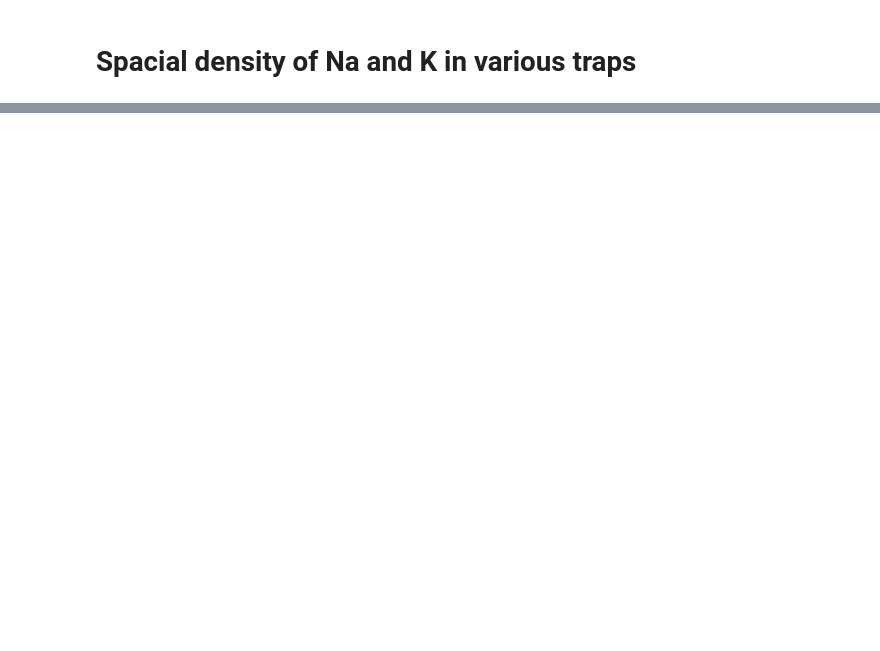
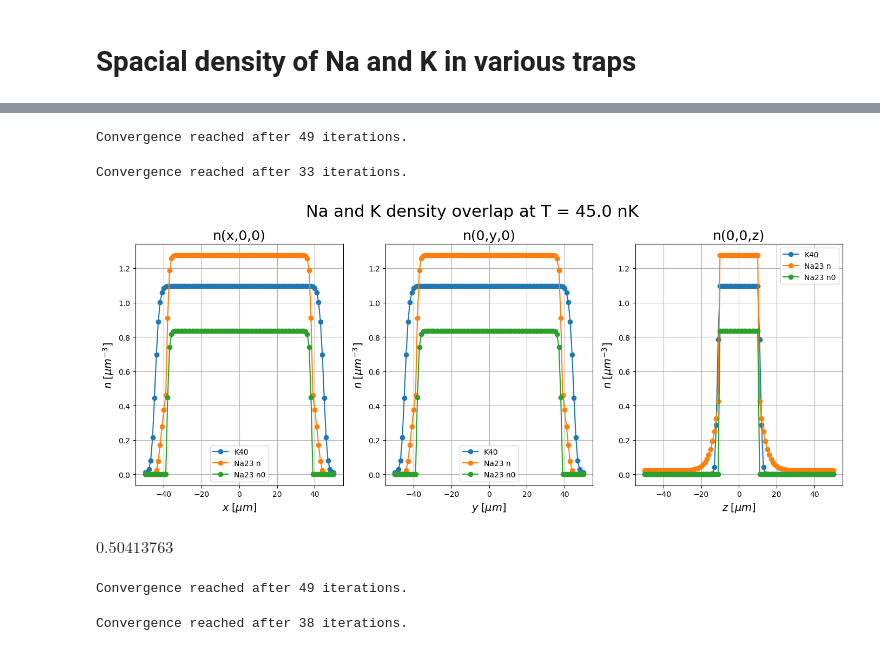
Before and after one commit to lightmat/lightmat, a Jupyter notebook: 20240109_team_meeting.ipynb, the cells around one changed output, grey strips where cells are left out. Drawn from its saved outputs; the diff is of its cells as text; code cells hidden in the pictures; blank space fills up the shorter version.

```diff
--- a/20240109_team_meeting.ipynb
+++ b/20240109_team_meeting.ipynb
@@ -151,0 +73,48 @@ Convergence reached after 4 iterations.
+# %%
+fg = FermiGas(k40_harmonic)
+fg.eval_density()
+# %% [output]
+Convergence reached after 49 iterations.
+# %%
+bec = BEC(na23_harmonic)
+bec.eval_density()
+# %% [output]
+Convergence reached after 33 iterations.
+# %%
+fig, axs = plt.subplots(ncols=3, figsize=(14,6))
+fig.suptitle("Na and K density overlap at T = " + str(na23_harmonic.T), fontsize=22)
+
+axs[0].plot(fg.x, fg.n_array[:,fg.num_grid_points[1]//2,fg.num_grid_points[2]//2], label="K40", marker="o")
+axs[0].plot(bec.x, bec.n_array[:,bec.num_grid_points[1]//2,bec.num_grid_points[2]//2], label="Na23 n", marker="o")
+axs[0].plot(bec.x, bec.n0_array[:,bec.num_grid_points[1]//2,bec.num_grid_points[2]//2], label="Na23 n0", marker="o")
+axs[0].set_title(r"n(x,0,0)", fontsize=18)
+axs[0].set_xlabel(r"$x \; [\mu m]$", fontsize=14)
+axs[0].set_ylabel(r"$n \; [\mu m^{-3}]$", fontsize=14)
+axs[0].grid(True)
+axs[0].legend()
+
+axs[1].plot(fg.y, fg.n_array[fg.num_grid_points[0]//2,:,fg.num_grid_points[2]//2], label="K40", marker="o")
+axs[1].plot(bec.y, bec.n_array[bec.num_grid_points[0]//2,:,bec.num_grid_points[2]//2], label="Na23 n", marker="o")
+axs[1].plot(bec.y, bec.n0_array[bec.num_grid_points[0]//2,:,bec.num_grid_points[2]//2], label="Na23 n0", marker="o")
+axs[1].set_title(r"n(0,y,0)", fontsize=18)
+axs[1].set_xlabel(r"$y \; [\mu m]$", fontsize=14)
+axs[1].set_ylabel(r"$n \; [\mu m^{-3}]$", fontsize=14)
+axs[1].grid(True)
+axs[1].legend()
+
+axs[2].plot(fg.z, fg.n_array[fg.num_grid_points[0]//2,fg.num_grid_points[1]//2, :], label="K40", marker="o")
+axs[2].plot(bec.z, bec.n_array[bec.num_grid_points[0]//2,bec.num_grid_points[1]//2, :], label="Na23 n", marker="o")
+axs[2].plot(bec.z, bec.n0_array[bec.num_grid_points[0]//2,bec.num_grid_points[1]//2, :], label="Na23 n0", marker="o")
+axs[2].set_title(r"n(0,0,z)", fontsize=18)
+axs[2].set_xlabel(r"$z \; [\mu m]$", fontsize=14)
+axs[2].set_ylabel(r"$n \; [\mu m^{-3}]$", fontsize=14)
+axs[2].grid(True)
+axs[2].legend()
+
+fig.tight_layout()
+# %% [output]
+[figure, added]
+# %%
+bec.condensate_fraction
+# %% [output]
+$0.50413763 \; \mathrm{}$
@@ -151,0 +126,10 @@ Convergence reached after 4 iterations.
+# %%
+fgT0 = FermiGas(k40_harmonicT0, num_grid_points=101)
+fgT0.eval_density(num_q_values=101)
+# %% [output]
+Convergence reached after 49 iterations.
+# %%
+becT0 = BEC(na23_harmonicT0, num_grid_points=101)
+becT0.eval_density(num_q_values=101)
+# %% [output]
+Convergence reached after 38 iterations.
```
Also changed, not shown: parts of 13 cells of this notebook, 5 other files.
